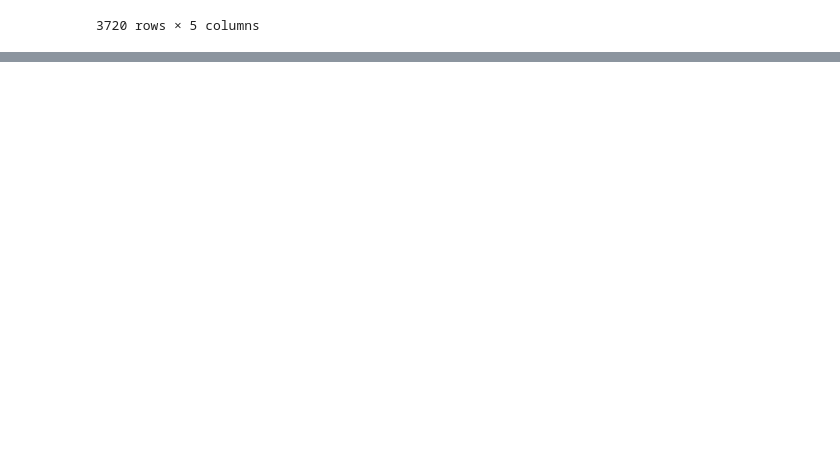
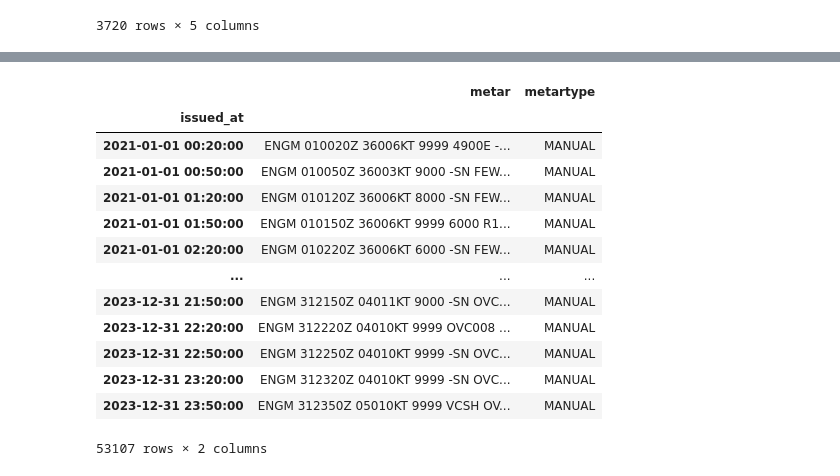
Before and after one commit to tomaloki/2024_msc_tonje_metar, a Jupyter notebook: 00_prepare_training_data.ipynb, the cells around one changed output, grey strips where cells are left out. Saved outputs shown, nothing was run; the diff lists cells and outputs as text; code cells hidden in the pictures; blank space fills up the shorter version.

```diff
--- a/00_prepare_training_data.ipynb
+++ b/00_prepare_training_data.ipynb
@@ -171,0 +152,2 @@ final_result
+# %%
+metar_data = pd.read_csv('data/metar_msg_overview.csv')
@@ -171,0 +174,17 @@ final_result
+# %%
+metar_data.loc['ENGM', :]
+# %% [output]
+|  | metar | metartype |
+| issued_at |  |  |
+| 2021-01-01 00:20:00 | ENGM 010020Z 36006KT 9999 4900E -... | MANUAL |
+| 2021-01-01 00:50:00 | ENGM 010050Z 36003KT 9000 -SN FEW... | MANUAL |
+| 2021-01-01 01:20:00 | ENGM 010120Z 36006KT 8000 -SN FEW... | MANUAL |
+| 2021-01-01 01:50:00 | ENGM 010150Z 36006KT 9999 6000 R1... | MANUAL |
+| 2021-01-01 02:20:00 | ENGM 010220Z 36006KT 6000 -SN FEW... | MANUAL |
+| ... | ... | ... |
+| 2023-12-31 21:50:00 | ENGM 312150Z 04011KT 9000 -SN OVC... | MANUAL |
+| 2023-12-31 22:20:00 | ENGM 312220Z 04010KT 9999 OVC008 ... | MANUAL |
+| 2023-12-31 22:50:00 | ENGM 312250Z 04010KT 9999 -SN OVC... | MANUAL |
+| 2023-12-31 23:20:00 | ENGM 312320Z 04010KT 9999 -SN OVC... | MANUAL |
+| 2023-12-31 23:50:00 | ENGM 312350Z 05010KT 9999 VCSH OV... | MANUAL |
+53107 rows × 2 columns
```
Also changed, not shown: parts of 14 cells of this notebook, 1 other file.
